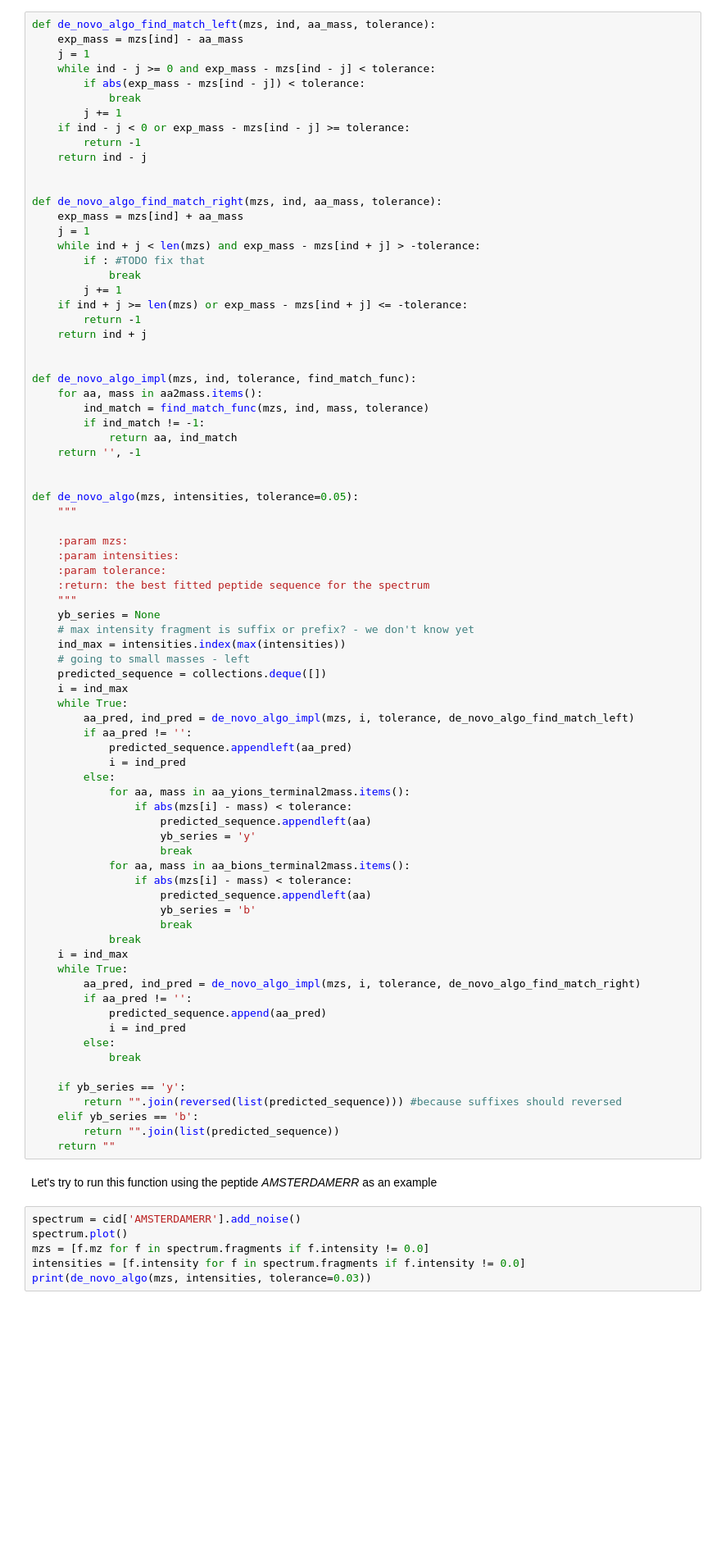
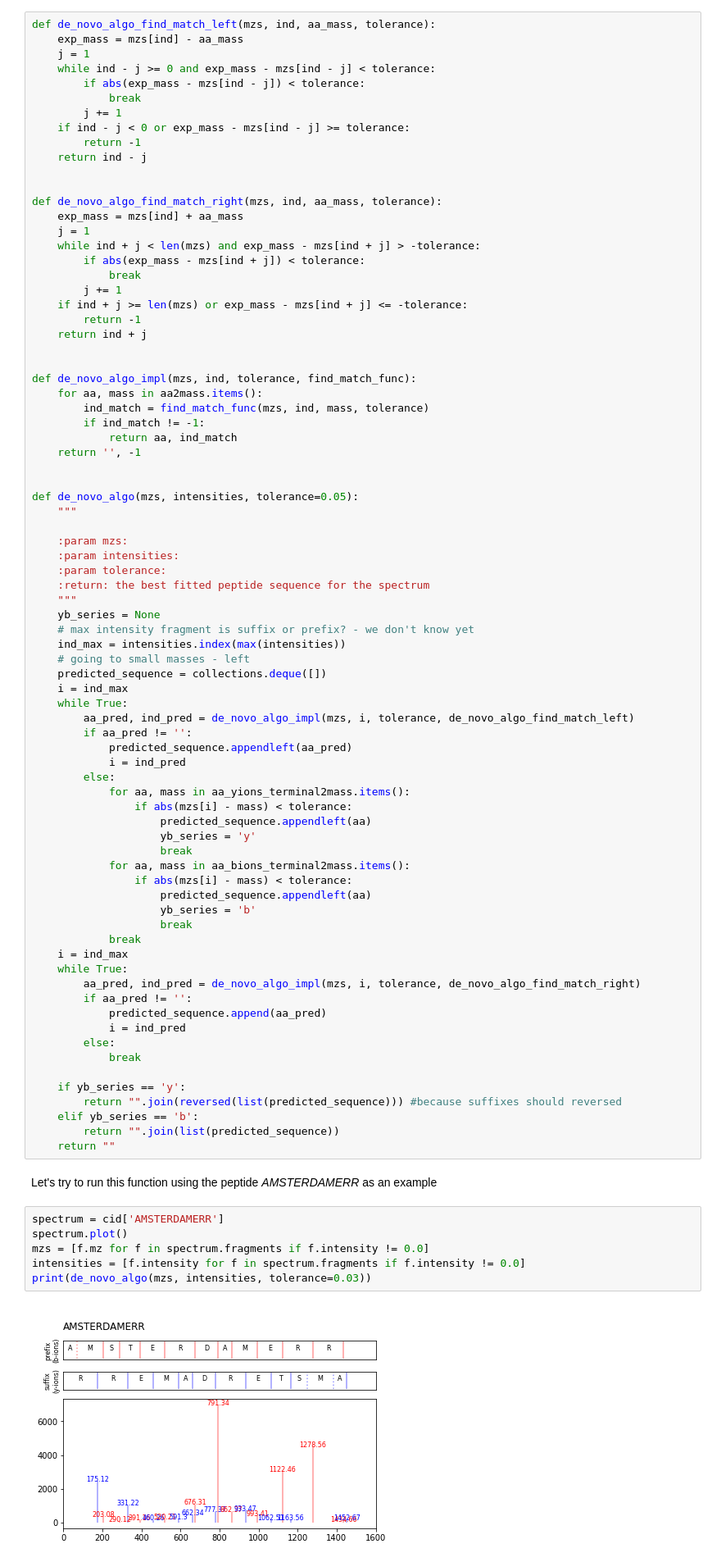
Before and after one commit to katerinakazantseva/edu_scientific_python, a Jupyter notebook: HW3_ITMO_Averagine,_english_peptides_and_de_novo_algorithm.ipynb, the cells around one changed output. Shown at 82% size. Cells and saved outputs as stored; diff of their text form; blank space fills up the shorter version.

```diff
--- a/HW3_ITMO_Averagine,_english_peptides_and_de_novo_algorithm.ipynb
+++ b/HW3_ITMO_Averagine,_english_peptides_and_de_novo_algorithm.ipynb
@@ -664,7 +666,7 @@ def de_novo_algo_find_match_right(mzs, ind, aa_mass, tolerance):
     exp_mass = mzs[ind] + aa_mass
     j = 1
     while ind + j < len(mzs) and exp_mass - mzs[ind + j] > -tolerance:
-        if : #TODO fix that
+        if abs(exp_mass - mzs[ind + j]) < tolerance:
             break
         j += 1
     if ind + j >= len(mzs) or exp_mass - mzs[ind + j] <= -tolerance:
@@ -728,8 +730,10 @@ def de_novo_algo(mzs, intensities, tolerance=0.05):
 # %% [markdown]
 Let's try to run this function using the peptide *AMSTERDAMERR* as an example
 # %%
-spectrum = cid['AMSTERDAMERR'].add_noise()
+spectrum = cid['AMSTERDAMERR']
 spectrum.plot()
 mzs = [f.mz for f in spectrum.fragments if f.intensity != 0.0]
 intensities = [f.intensity for f in spectrum.fragments if f.intensity != 0.0]
 print(de_novo_algo(mzs, intensities, tolerance=0.03))
+# %% [output]
+[figure, added]
```
Also changed, not shown: parts of 4 cells of this notebook.
